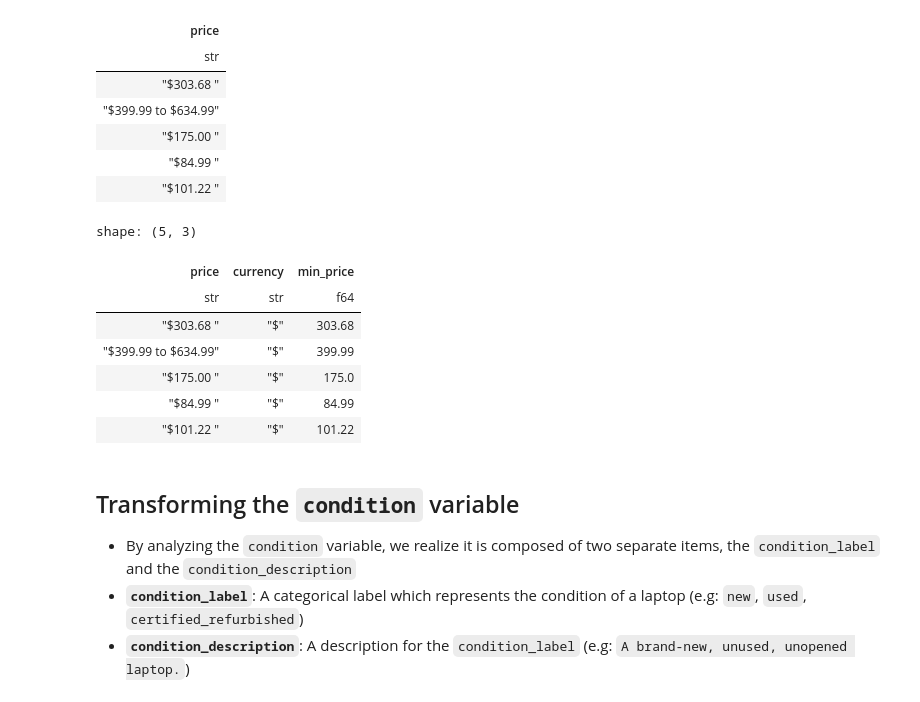
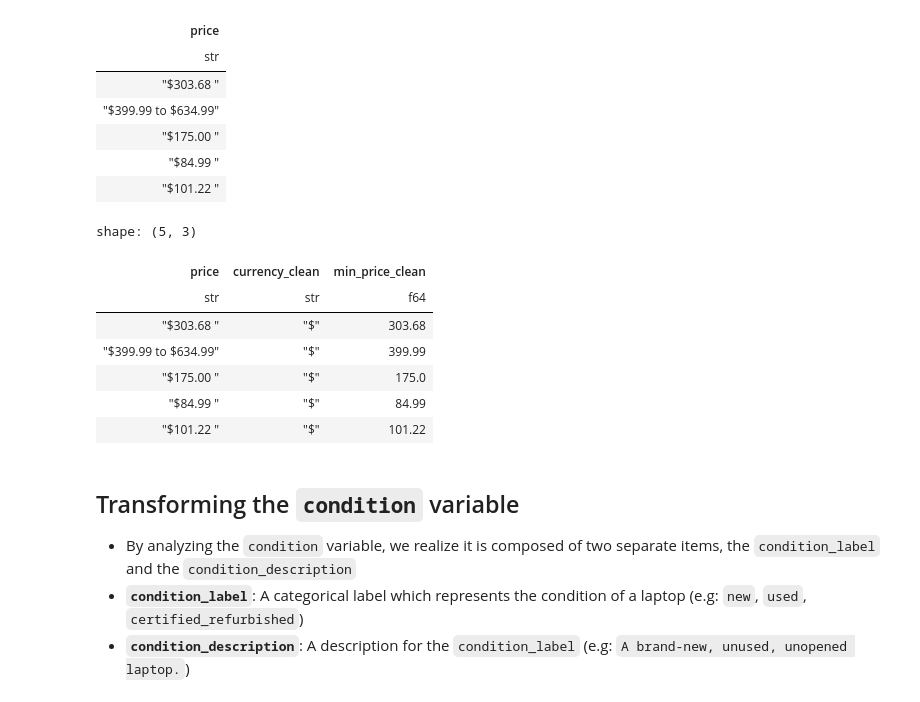
Before and after one commit to jxareas/laptop-price-catboost, a Jupyter notebook: notebooks/laptop_data_cleansing.ipynb, the cells around one changed output. Saved outputs shown, nothing was run; the diff lists cells and outputs as text; code cells hidden in the pictures.

```diff
--- a/notebooks/laptop_data_cleansing.ipynb
+++ b/notebooks/laptop_data_cleansing.ipynb
@@ -141,24 +141,24 @@ shape: (5,)
 | "$101.22 " |
 # %%
 df = df.with_columns(
-    pl.col('price').str.slice(0, 1).alias('currency'),
+    pl.col('price').str.slice(0, 1).alias('currency_clean'),
     # Removing the currency symbol, commas from the price and trimming whitespace
     pl.col('price')
     .str.slice(1)  # Removing the currency symbol
     .str.replace(',', '')  # Removing commas
     .str.split("to")  # Separating the price into min_price and max_price range
     .list.first()  # Obtaining the min_price, the first element of the list
     .str.strip_chars()  # Remove leading and trailing characters
     .cast(pl.Float64)  # Casting the min_price to float
-    .alias('min_price')
+    .alias('min_price_clean')
 )
 
 df.select([
-    'price', 'currency', 'min_price'
+    'price', 'currency_clean', 'min_price_clean'
 ]).head(n=5)
 # %% [output]
 shape: (5, 3)
-| price | currency | min_price |
+| price | currency_clean | min_price_clean |
 | str | str | f64 |
 | "$303.68 " | "$" | 303.68 |
 | "$399.99 to $634.99" | "$" | 399.99 |
```
Also changed, not shown: parts of 5 cells of this notebook, 1 other file.
